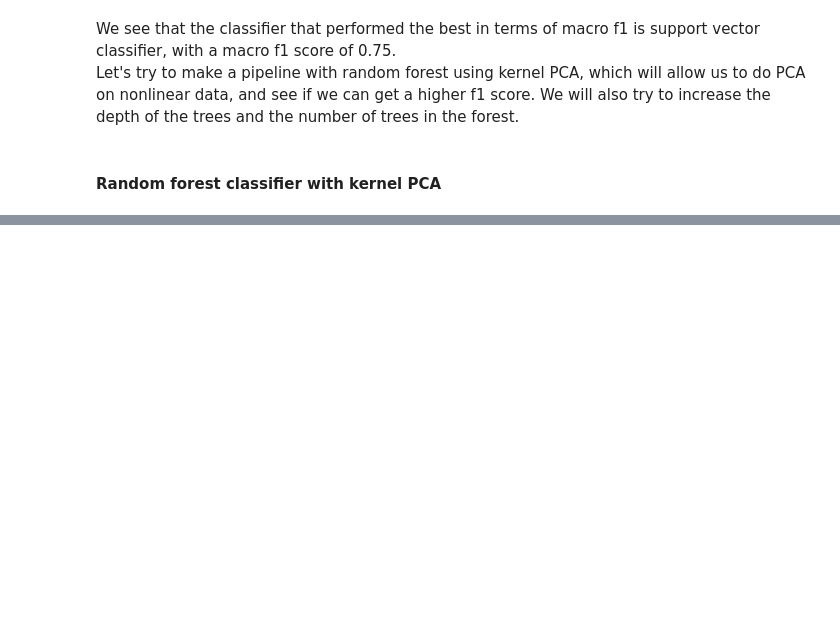
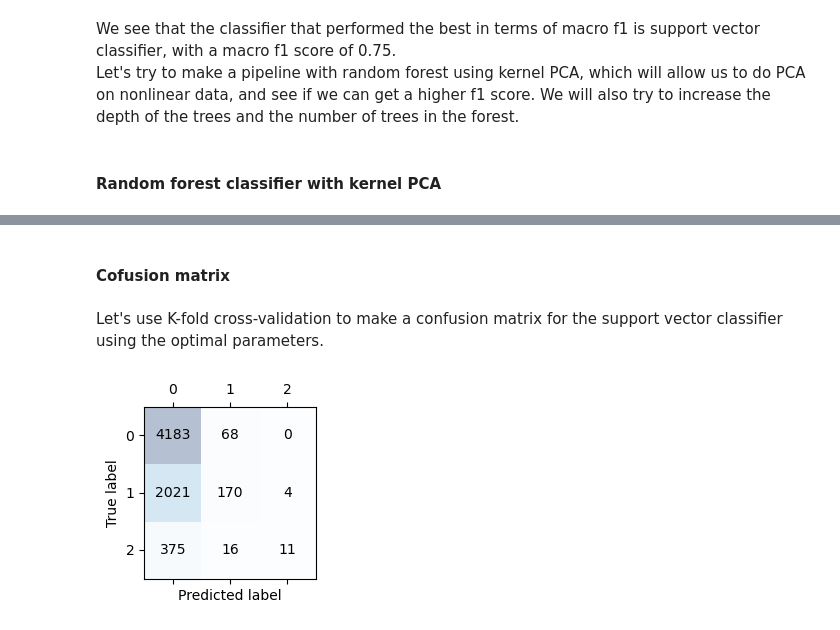
Before and after one commit to KristofferHemm/housepriceprediction, a Jupyter notebook: housepriceprediction.ipynb, the cells around one changed output, grey strips where cells are left out. Cells and saved outputs as stored; diff of their text form; code cells hidden in the pictures; blank space fills up the shorter version.

Commit message:
made a confusion matrix

```diff
--- a/housepriceprediction.ipynb
+++ b/housepriceprediction.ipynb
@@ -567,0 +568,38 @@ Thi
+# %% [markdown]
+#### Cofusion matrix
+# %% [markdown]
+Let's use K-fold cross-validation to make a confusion matrix for the support vector classifier using the optimal parameters.
+# %%
+# We use 5 folds, fit a model and make a prediction for each fold
+kfold = KFold(n_splits=5)
+
+predicted_targets = np.array([]) # Array for predictions
+actual_targets = np.array([]) # Array for true y values
+
+pipe_svc = make_pipeline(PCA(n_components=25), SVC(C=10, gamma=0.1, kernel='rbf'))
+
+
+for i in kfold.split(no_outliers_df):
+    X_train, X_test, y_train, y_test = train_test_split(X_train, y_train)
+    pipe_svc.fit(X_train, y_train)
+    y_pred = pipe_svc.predict(X_test)
+    predicted_targets= np.append(predicted_targets, y_pred)
+    actual_targets = np.append(actual_targets, y_test)
+# %%
+# Make confusion matrix
+confmat = confusion_matrix(y_true=actual_targets, y_pred=predicted_targets)
+
+# Make the plot
+fig, ax = plt.subplots(figsize=(2.5, 2.5))
+ax.matshow(confmat, cmap=plt.cm.Blues, alpha=0.3)
+for i in range(confmat.shape[0]):
+    for j in range(confmat.shape[1]):
+        ax.text(x=j, y=i, s=confmat[i, j], va='center', ha='center')
+
+plt.xlabel('Predicted label')
+plt.ylabel('True label')
+
+plt.tight_layout()
+plt.show()
+# %% [output]
+[figure, added]
```
Also changed, not shown: parts of 7 cells of this notebook.
